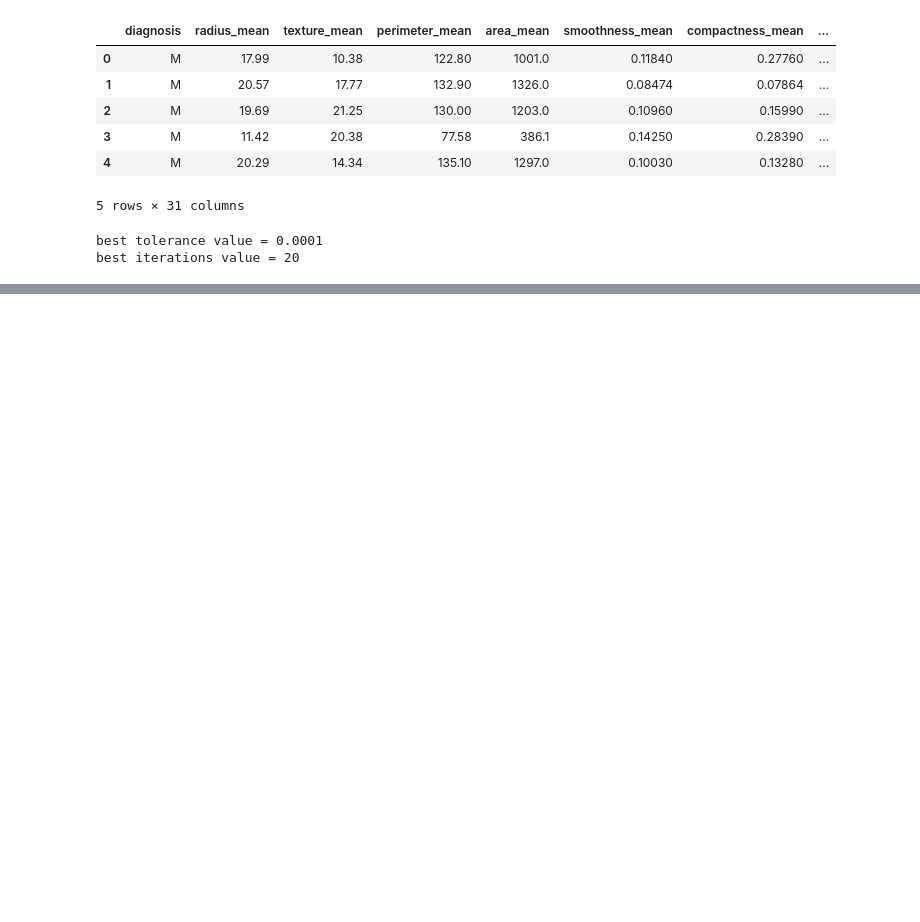
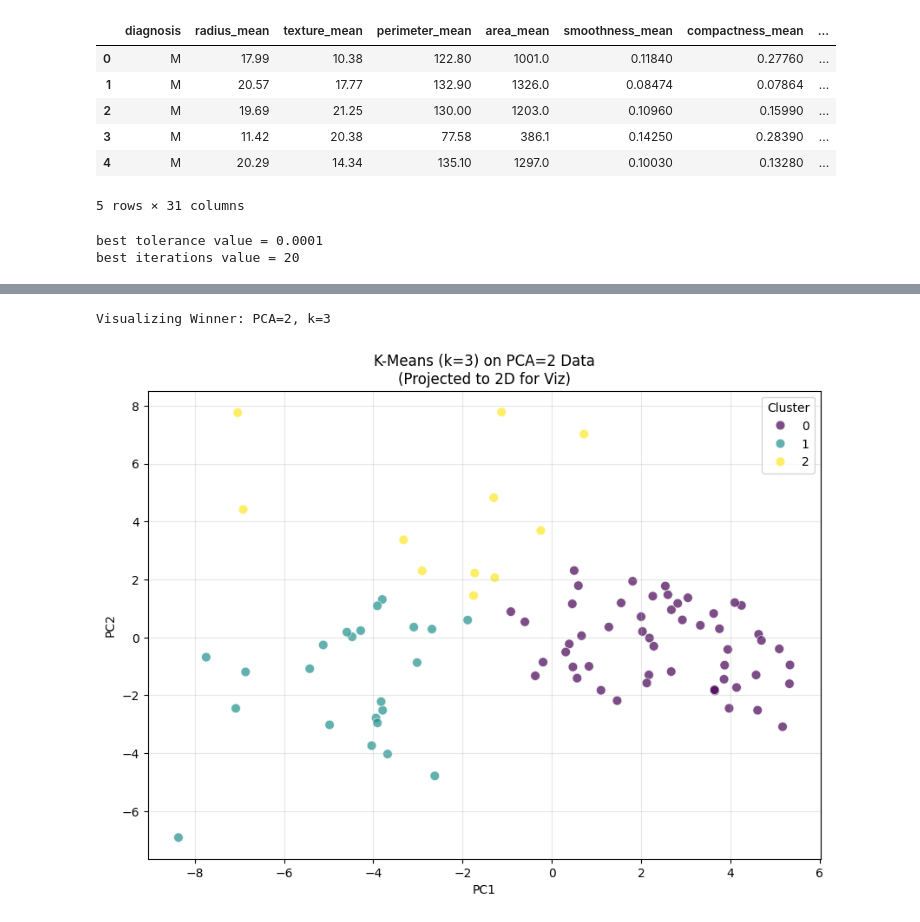
Before and after one commit to bassam-14/Unsupervised-Learning, a Jupyter notebook: Kmeans.ipynb, the cells around one changed output, grey strips where cells are left out. Saved outputs shown, nothing was run; the diff lists cells and outputs as text; code cells hidden in the pictures; blank space fills up the shorter version.

```diff
--- a/Kmeans.ipynb
+++ b/Kmeans.ipynb
@@ -296,0 +405,29 @@ plt.show()
+# %%
+best_row = df_kmeans_pca.loc[df_kmeans_pca['Silhouette'].idxmax()]
+best_n = int(best_row['n_components'])
+best_k = int(best_row['k'])
+best_labels = kmeans_best_labels[best_n]
+
+print(f"Visualizing Winner: PCA={best_n}, k={best_k}")
+
+# 2. Project to 2D for plotting
+pca_viz = PCA(n_components=2)
+X_proj_2d = pca_viz.compute_pca(X_val)
+
+plt.figure(figsize=(10, 7))
+sns.scatterplot(
+    x=X_proj_2d[:, 0],
+    y=X_proj_2d[:, 1],
+    hue=best_labels,
+    palette='viridis',
+    s=60, alpha=0.7
+)
+plt.title(f"K-Means (k={best_k}) on PCA={best_n} Data\n(Projected to 2D for Viz)")
+plt.xlabel("PC1")
+plt.ylabel("PC2")
+plt.legend(title='Cluster')
+plt.grid(True, alpha=0.3)
+plt.show()
+# %% [output]
+Visualizing Winner: PCA=2, k=3
+[figure, added]
```
Also changed, not shown: parts of 8 cells of this notebook, 2 other files.
